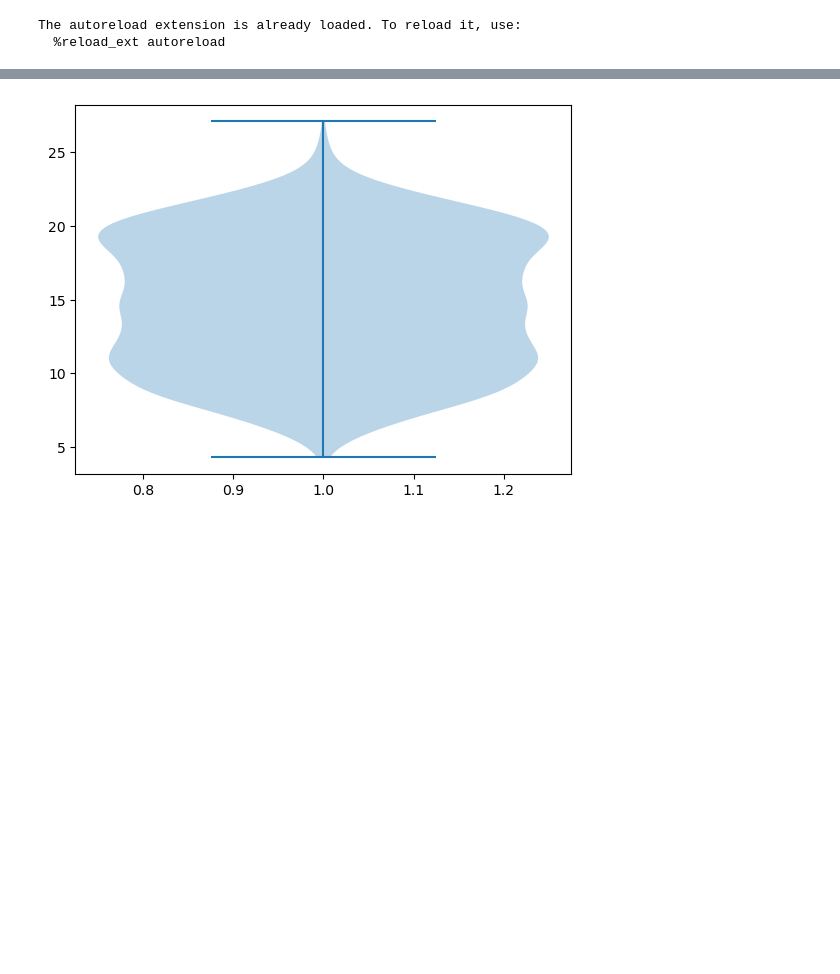
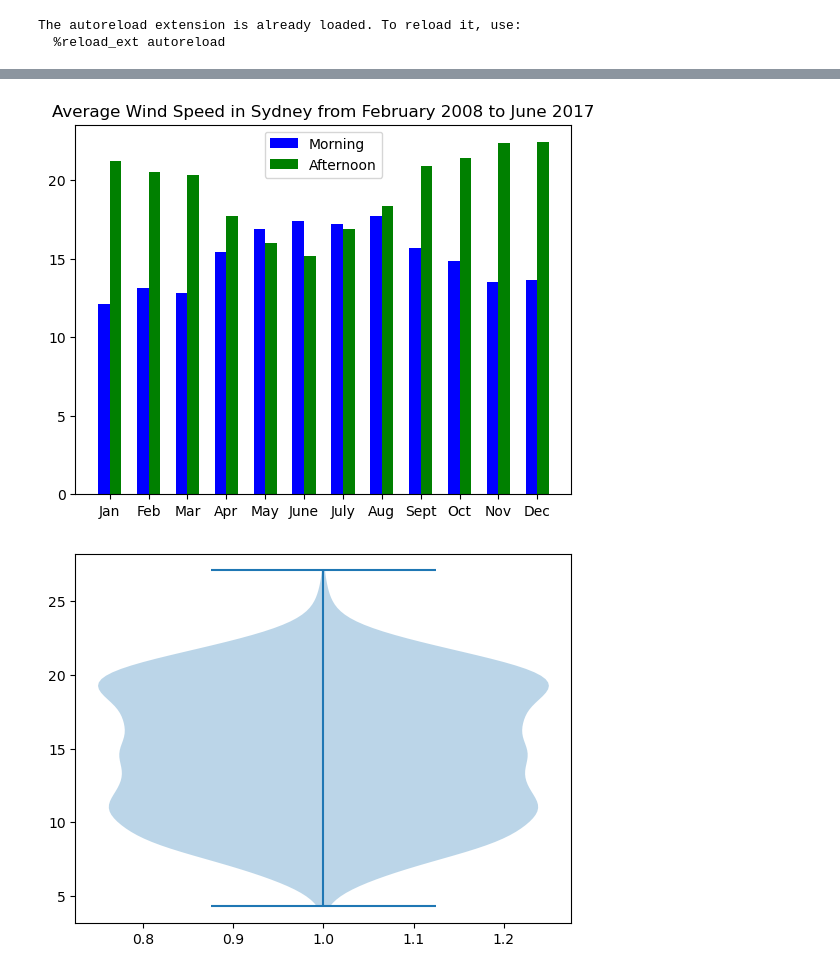
Before and after one commit to M-Harms/Data-Visualization, a Jupyter notebook: sydney_weather.ipynb, the cells around one changed output, grey strips where cells are left out. Saved outputs shown, nothing was run; the diff lists cells and outputs as text; code cells hidden in the pictures; blank space fills up the shorter version.

```diff
--- a/sydney_weather.ipynb
+++ b/sydney_weather.ipynb
@@ -100,0 +71,5 @@ plt.show()
+# %%
+#df.groupby([]).
+#df.groupby(['WindSpeed9am', 'WindSpeed3pm', 'month'])['WindSpeed9am'].mean().unstack('month').reset_index()
+windspeed_group_month = df.groupby(['month'])[['WindSpeed9am', 'WindSpeed3pm']].mean().reset_index()
+windspeed_group_month
@@ -101,3 +90,16 @@ plt.show()
+# %%
+data = windspeed_group_month
+x = windspeed_group_month['month']
+bar_width = .3
+ax = plt.subplot()
+ax.bar(x-bar_width/2, windspeed_group_month['WindSpeed9am'], width=bar_width, color='b', align='center', label = 'Morning')
+ax.bar(x+bar_width/2, windspeed_group_month['WindSpeed3pm'], width=bar_width, color='g', align='center', label = 'Afternoon')
+ax.set_xticks(x, labels=['Jan', 'Feb', 'Mar', 'Apr', 'May', 'June', 'July', 'Aug', 'Sept', 'Oct', 'Nov', 'Dec'])
+ax.set_title('Average Wind Speed in Sydney from February 2008 to June 2017')
+plt.legend()
+plt.show()
+# %% [output]
+[figure, added]
 # %%
 fig, ax = plt.subplots()
 ax.violinplot(data['MinTemp'])
```
Also changed, not shown: parts of 9 cells of this notebook.
